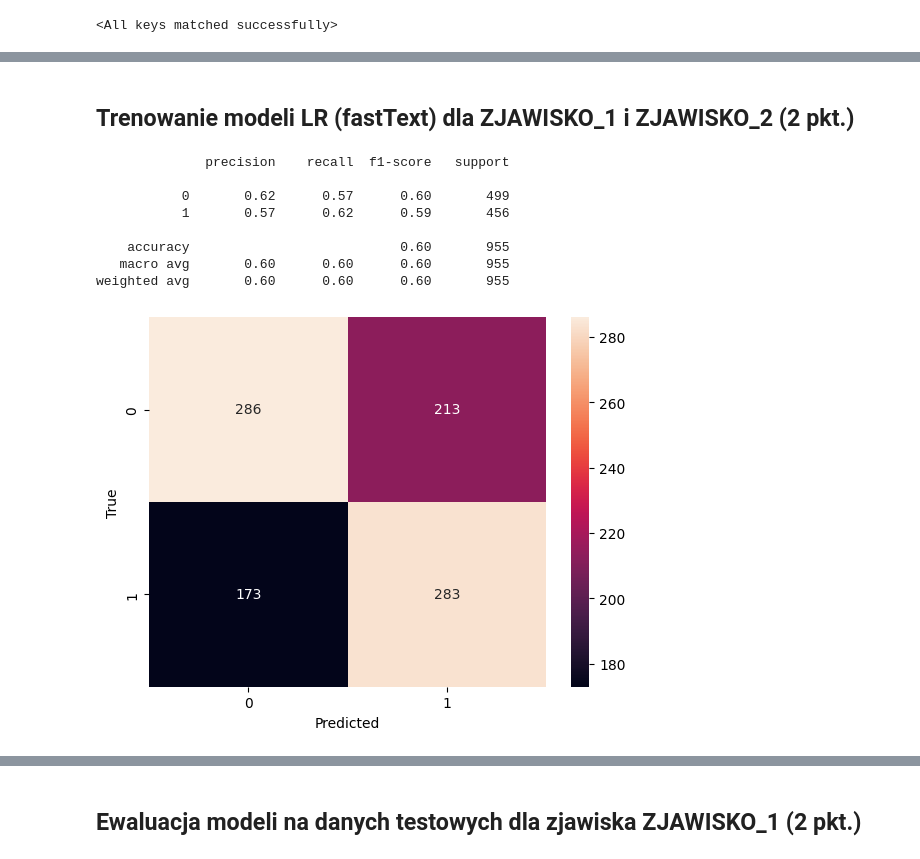
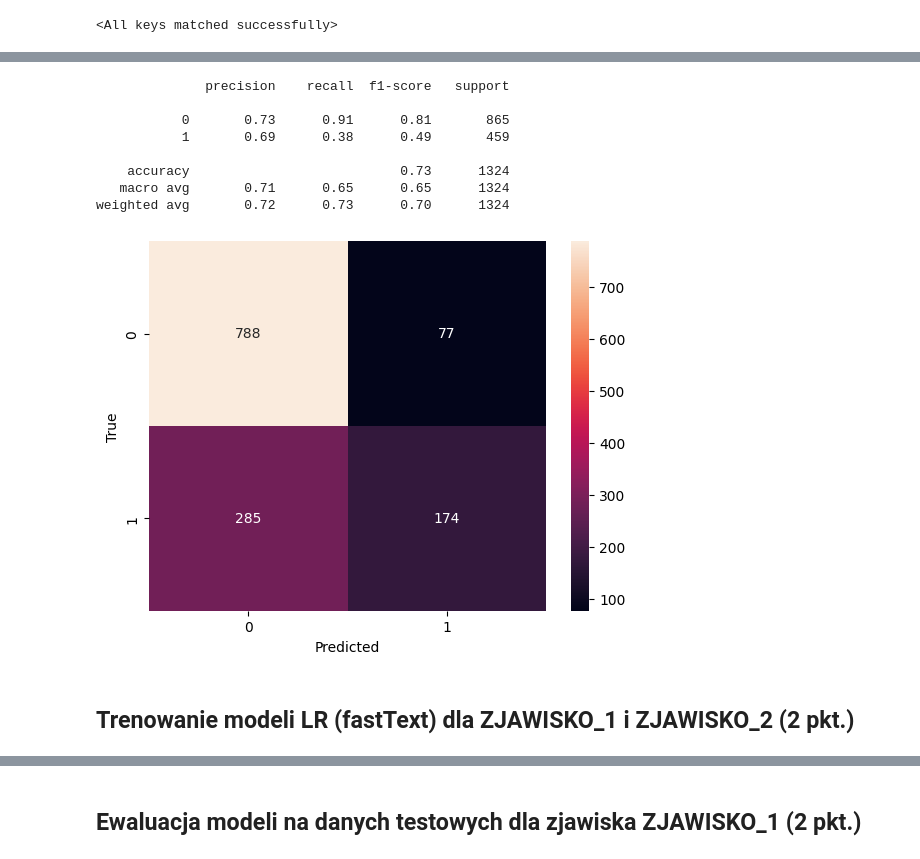
Before and after one commit to Golden3x11/deep-neural-networks, a Jupyter notebook: dnn_10.ipynb, the cells around one changed output, grey strips where cells are left out. Cells and saved outputs as stored; diff of their text form; code cells hidden in the pictures.

```diff
--- a/dnn_10.ipynb
+++ b/dnn_10.ipynb
@@ -335,13 +341,13 @@ def collate_fn(batch):
 import pandas as pd
 from torch.utils.data import Dataset, DataLoader
 
-TRAIN_SENTIMENT_PATH = 'tweeteval/datasets/sentiment/train_text.txt'
-TRAIN_SENTIMENT_LABELS_PATH = 'tweeteval/datasets/sentiment/train_labels.txt'
+TRAIN_OFFENSIVE_PATH = 'tweeteval/datasets/offensive/train_text.txt'
+TRAIN_OFFENSIVE_LABELS_PATH = 'tweeteval/datasets/offensive/train_labels.txt'
 TRAIN_IRONY_PATH = 'tweeteval/datasets/irony/train_text.txt'
 TRAIN_IRONY_LABELS_PATH = 'tweeteval/datasets/irony/train_labels.txt'
 
-train_sentiment_texts = pd.read_csv(TRAIN_SENTIMENT_PATH, sep='\t', header=None)
-train_sentiment_labels = pd.read_csv(TRAIN_SENTIMENT_LABELS_PATH, sep='\t', header=None)
+train_offensive_texts = pd.read_csv(TRAIN_OFFENSIVE_PATH, sep='\t', header=None, on_bad_lines='skip')
+train_offensive_labels = pd.read_csv(TRAIN_OFFENSIVE_LABELS_PATH, sep='\t', header=None)
 train_irony_texts = pd.read_csv(TRAIN_IRONY_PATH, sep='\t', header=None, on_bad_lines='skip')
 train_irony_labels = pd.read_csv(TRAIN_IRONY_LABELS_PATH, sep='\t', header=None)
 
@@ -349,13 +355,13 @@ irony_ds = pd.concat([train_irony_texts, train_irony_labels], axis=1)
 irony_ds.columns = ['text', 'label']
 irony_ds = irony_ds.dropna()
 
-sentiment_ds = pd.concat([train_sentiment_texts, train_sentiment_labels], axis=1)
-sentiment_ds.columns = ['text', 'label']
-sentiment_ds = sentiment_ds.dropna()
+offensive_ds = pd.concat([train_offensive_texts, train_offensive_labels], axis=1)
+offensive_ds.columns = ['text', 'label']
+offensive_ds = offensive_ds.dropna()
 
 irony_train_ds = TweetDataset(irony_ds['text'], irony_ds['label'], fasttext_model=fasttext_model)
-sentiment_train_ds = TweetDataset(sentiment_ds['text'], sentiment_ds['label'], fasttext_model=fasttext_model)
+offensive_train_ds = TweetDataset(offensive_ds['text'], offensive_ds['label'], fasttext_model=fasttext_model)
 
 irony_train_dl = DataLoader(irony_train_ds, batch_size=32, shuffle=True, collate_fn=collate_fn)
-sentiment_train_dl = DataLoader(sentiment_train_ds, batch_size=32, shuffle=True, collate_fn=collate_fn)
+offensive_train_dl = DataLoader(offensive_train_ds, batch_size=32, shuffle=True, collate_fn=collate_fn)
 # %%
@@ -563,2 +624,14 @@ RuntimeError: Error(s) in loading state_dict for LSTMModel:
+# %%
+evaluate_lr(train_lr(offensive_train_ds), offensive_val_ds)
+# %% [output]
+              precision    recall  f1-score   support
+
+           0       0.73      0.91      0.81       865
+           1       0.69      0.38      0.49       459
+
+    accuracy                           0.73      1324
+   macro avg       0.71      0.65      0.65      1324
+weighted avg       0.72      0.73      0.70      1324
+[figure, added]
 # %% [markdown]
 ## Trenowanie modeli LR (fastText) dla ZJAWISKO_1 i ZJAWISKO_2 (2 pkt.)
@@ -596,13 +637,0 @@ def evaluate_lr(model, dataset):
-# %%
-lr_irony = train_lr(irony_train_ds)
-evaluate_lr(lr_irony, irony_val_ds)
-# %% [output]
-              precision    recall  f1-score   support
-
-           0       0.62      0.57      0.60       499
-           1       0.57      0.62      0.59       456
-
-    accuracy                           0.60       955
-   macro avg       0.60      0.60      0.60       955
-weighted avg       0.60      0.60      0.60       955
-[figure, removed]
```
Also changed, not shown: parts of 14 cells of this notebook.
